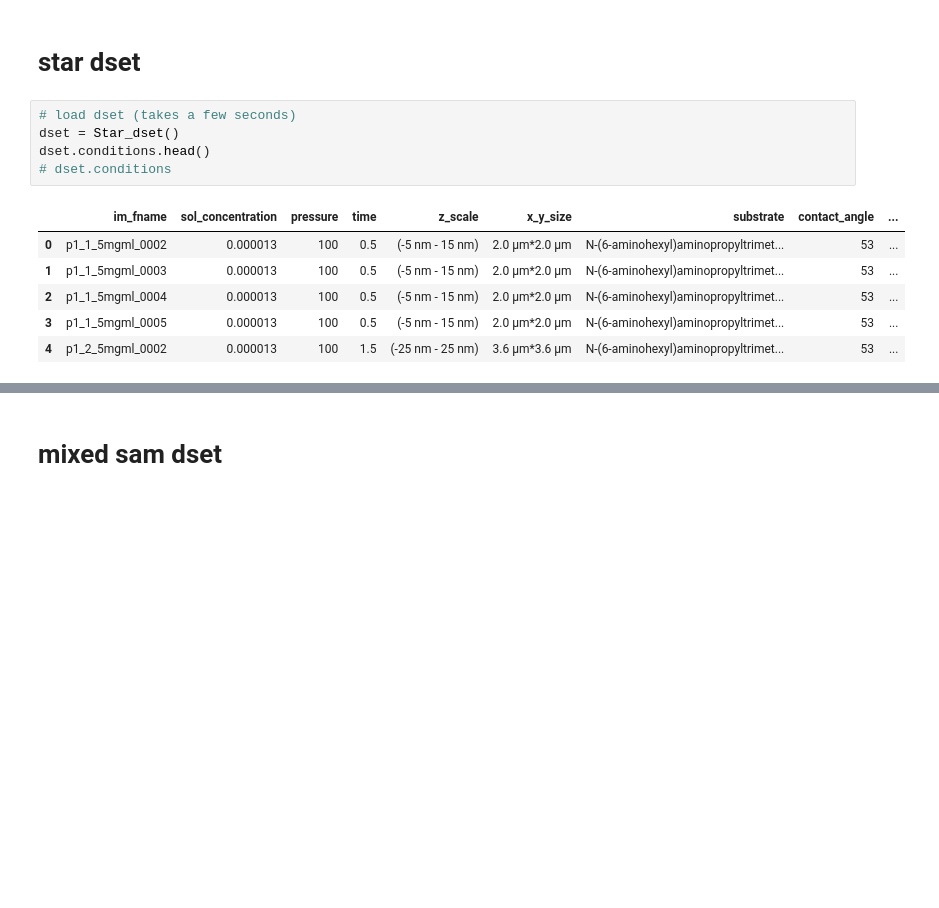
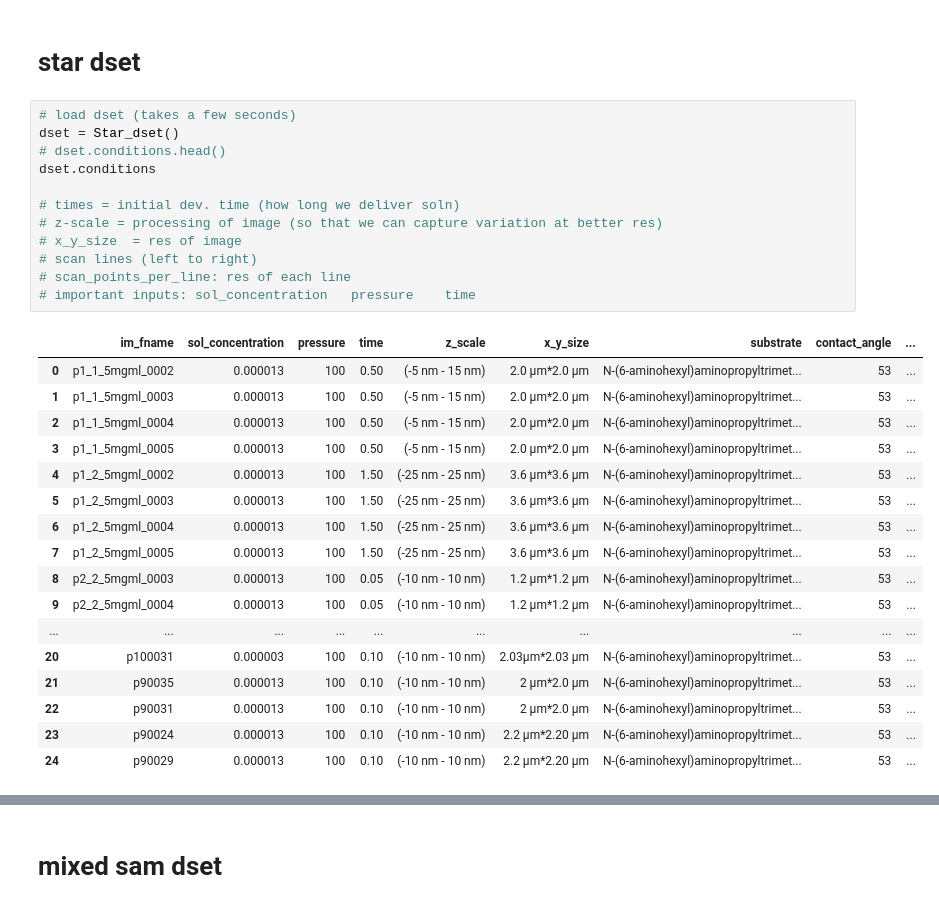
Before and after one commit to csinva/scattering-transform-experiments, a Jupyter notebook: nano_data/eda.ipynb, the cells around one changed output, grey strips where cells are left out. Drawn from its saved outputs; the diff is of its cells as text; blank space fills up the shorter version.

```diff
--- a/nano_data/eda.ipynb
+++ b/nano_data/eda.ipynb
@@ -21,18 +21,36 @@ from data import Star_dset, Mixed_sam_dset
 %autoreload 2
 # %% [markdown]
 # star dset
-# %%
-# load dset (takes a few seconds)
-dset = Star_dset()
-dset.conditions.head()
-# dset.conditions
-# %% [output]
-|  | im_fname | sol_concentration | pressure | time | z_scale | x_y_size | substrate | contact_angle | ... |
-| 0 | p1_1_5mgml_0002 | 0.000013 | 100 | 0.5 | (-5 nm - 15 nm) | 2.0 μm*2.0 μm | N-(6-aminohexyl)aminopropyltrimet... | 53 | ... |
-| 1 | p1_1_5mgml_0003 | 0.000013 | 100 | 0.5 | (-5 nm - 15 nm) | 2.0 μm*2.0 μm | N-(6-aminohexyl)aminopropyltrimet... | 53 | ... |
-| 2 | p1_1_5mgml_0004 | 0.000013 | 100 | 0.5 | (-5 nm - 15 nm) | 2.0 μm*2.0 μm | N-(6-aminohexyl)aminopropyltrimet... | 53 | ... |
-| 3 | p1_1_5mgml_0005 | 0.000013 | 100 | 0.5 | (-5 nm - 15 nm) | 2.0 μm*2.0 μm | N-(6-aminohexyl)aminopropyltrimet... | 53 | ... |
-| 4 | p1_2_5mgml_0002 | 0.000013 | 100 | 1.5 | (-25 nm - 25 nm) | 3.6 μm*3.6 μm | N-(6-aminohexyl)aminopropyltrimet... | 53 | ... |
+# %%
+# load dset (takes a few seconds)
+dset = Star_dset()
+# dset.conditions.head()
+dset.conditions
+
+# times = initial dev. time (how long we deliver soln)
+# z-scale = processing of image (so that we can capture variation at better res)
+# x_y_size  = res of image
+# scan lines (left to right)
+# scan_points_per_line: res of each line
+# important inputs: sol_concentration	pressure	time
+# %% [output]
+|  | im_fname | sol_concentration | pressure | time | z_scale | x_y_size | substrate | contact_angle | ... |
+| 0 | p1_1_5mgml_0002 | 0.000013 | 100 | 0.50 | (-5 nm - 15 nm) | 2.0 μm*2.0 μm | N-(6-aminohexyl)aminopropyltrimet... | 53 | ... |
+| 1 | p1_1_5mgml_0003 | 0.000013 | 100 | 0.50 | (-5 nm - 15 nm) | 2.0 μm*2.0 μm | N-(6-aminohexyl)aminopropyltrimet... | 53 | ... |
+| 2 | p1_1_5mgml_0004 | 0.000013 | 100 | 0.50 | (-5 nm - 15 nm) | 2.0 μm*2.0 μm | N-(6-aminohexyl)aminopropyltrimet... | 53 | ... |
+| 3 | p1_1_5mgml_0005 | 0.000013 | 100 | 0.50 | (-5 nm - 15 nm) | 2.0 μm*2.0 μm | N-(6-aminohexyl)aminopropyltrimet... | 53 | ... |
+| 4 | p1_2_5mgml_0002 | 0.000013 | 100 | 1.50 | (-25 nm - 25 nm) | 3.6 μm*3.6 μm | N-(6-aminohexyl)aminopropyltrimet... | 53 | ... |
+| 5 | p1_2_5mgml_0003 | 0.000013 | 100 | 1.50 | (-25 nm - 25 nm) | 3.6 μm*3.6 μm | N-(6-aminohexyl)aminopropyltrimet... | 53 | ... |
+| 6 | p1_2_5mgml_0004 | 0.000013 | 100 | 1.50 | (-25 nm - 25 nm) | 3.6 μm*3.6 μm | N-(6-aminohexyl)aminopropyltrimet... | 53 | ... |
+| 7 | p1_2_5mgml_0005 | 0.000013 | 100 | 1.50 | (-25 nm - 25 nm) | 3.6 μm*3.6 μm | N-(6-aminohexyl)aminopropyltrimet... | 53 | ... |
+| 8 | p2_2_5mgml_0003 | 0.000013 | 100 | 0.05 | (-10 nm - 10 nm) | 1.2 μm*1.2 μm | N-(6-aminohexyl)aminopropyltrimet... | 53 | ... |
+| 9 | p2_2_5mgml_0004 | 0.000013 | 100 | 0.05 | (-10 nm - 10 nm) | 1.2 μm*1.2 μm | N-(6-aminohexyl)aminopropyltrimet... | 53 | ... |
+| ... | ... | ... | ... | ... | ... | ... | ... | ... | ... |
+| 20 | p100031 | 0.000003 | 100 | 0.10 | (-10 nm - 10 nm) | 2.03μm*2.03 μm | N-(6-aminohexyl)aminopropyltrimet... | 53 | ... |
+| 21 | p90035 | 0.000013 | 100 | 0.10 | (-10 nm - 10 nm) | 2 μm*2.0 μm | N-(6-aminohexyl)aminopropyltrimet... | 53 | ... |
+| 22 | p90031 | 0.000013 | 100 | 0.10 | (-10 nm - 10 nm) | 2 μm*2.0 μm | N-(6-aminohexyl)aminopropyltrimet... | 53 | ... |
+| 23 | p90024 | 0.000013 | 100 | 0.10 | (-10 nm - 10 nm) | 2.2 μm*2.20 μm | N-(6-aminohexyl)aminopropyltrimet... | 53 | ... |
+| 24 | p90029 | 0.000013 | 100 | 0.10 | (-10 nm - 10 nm) | 2.2 μm*2.20 μm | N-(6-aminohexyl)aminopropyltrimet... | 53 | ... |
 # %%
 print(len(dset))
 # get an example
```
Also changed, not shown: parts of 3 cells of this notebook, 1 other file.
